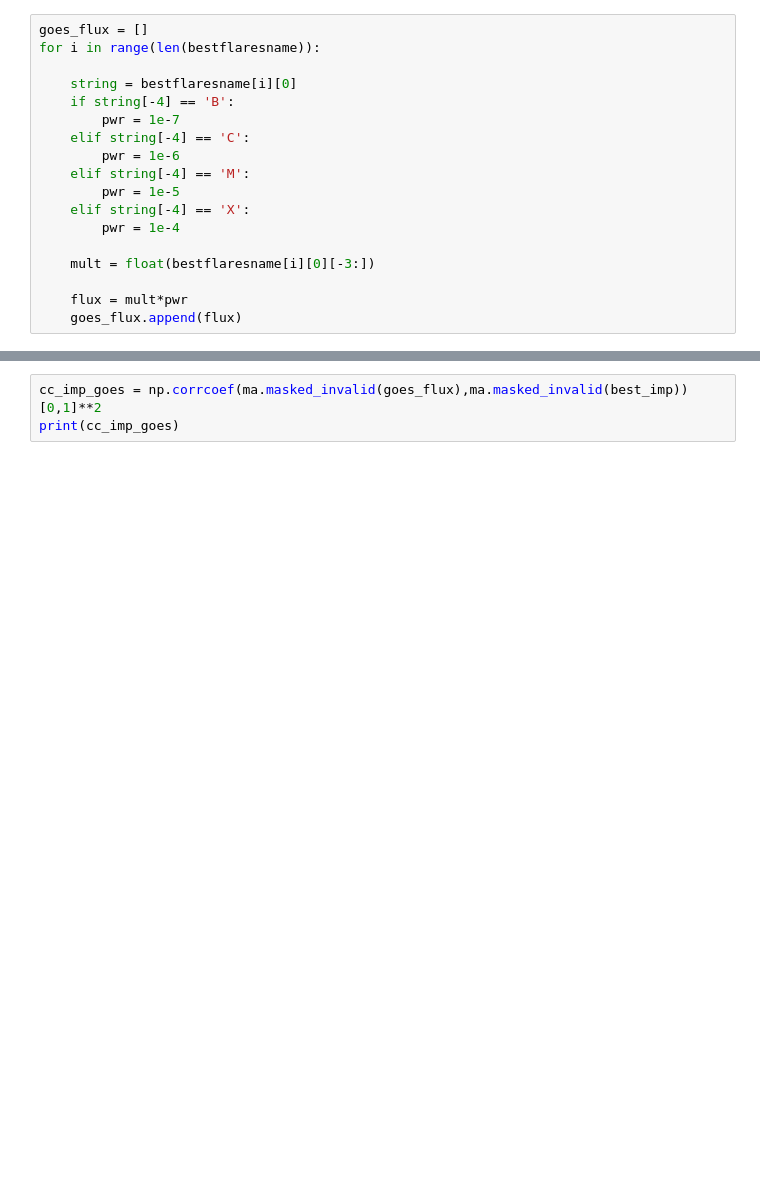
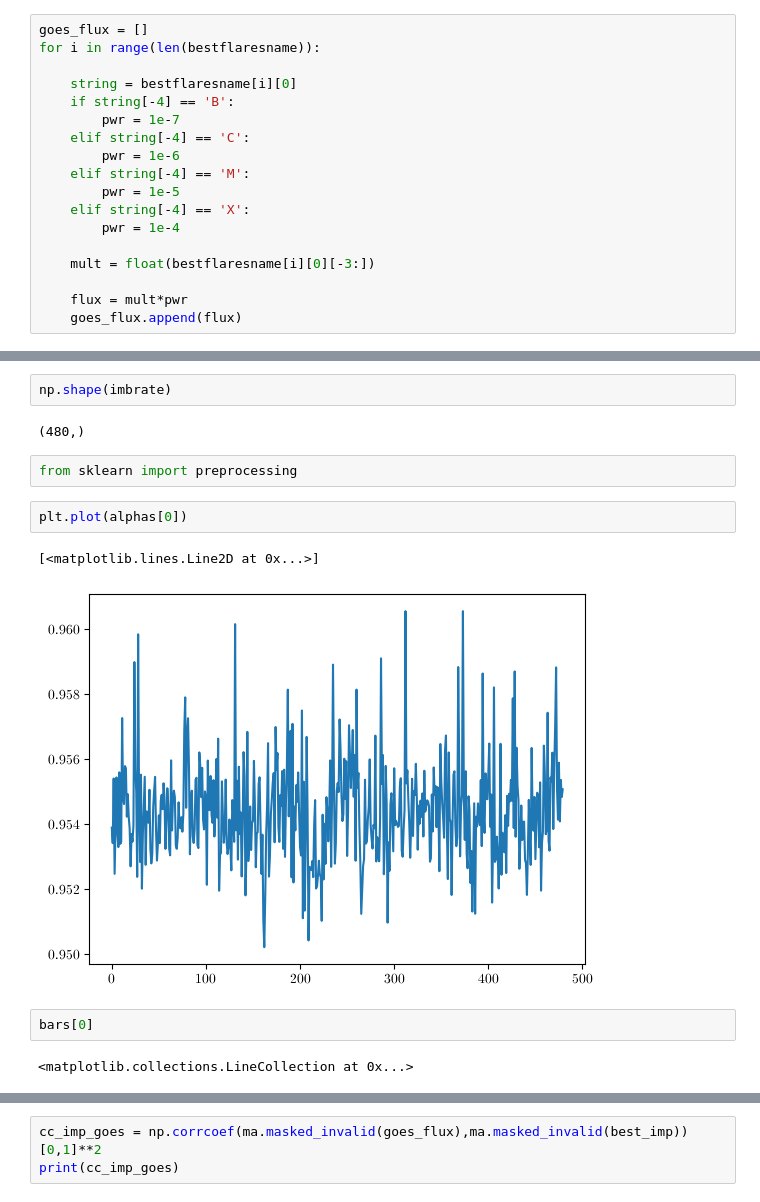
Before and after one commit to coletamburri2112/imp_dev, a Jupyter notebook: GOES_imp_comp.ipynb, the cells around one changed output, grey strips where cells are left out. Saved outputs shown, nothing was run; the diff lists cells and outputs as text; blank space fills up the shorter version.

```diff
--- a/GOES_imp_comp.ipynb
+++ b/GOES_imp_comp.ipynb
@@ -132,3 +200,18 @@ ax2.set_ylim(-8,-1)
 plt.savefig('/Users/coletamburri/Desktop/imp_goes_recrate.png', dpi=300)
 # %% [output]
 [figure]
+# %%
+np.shape(imbrate)
+# %% [output]
+(480,)
+# %%
+from sklearn import preprocessing
+# %%
+plt.plot(alphas[0])
+# %% [output]
+[<matplotlib.lines.Line2D at 0x...>]
+[figure, added]
+# %%
+bars[0]
+# %% [output]
+<matplotlib.collections.LineCollection at 0x...>
```
Also changed, not shown: parts of 31 cells of this notebook, 6 other files.
